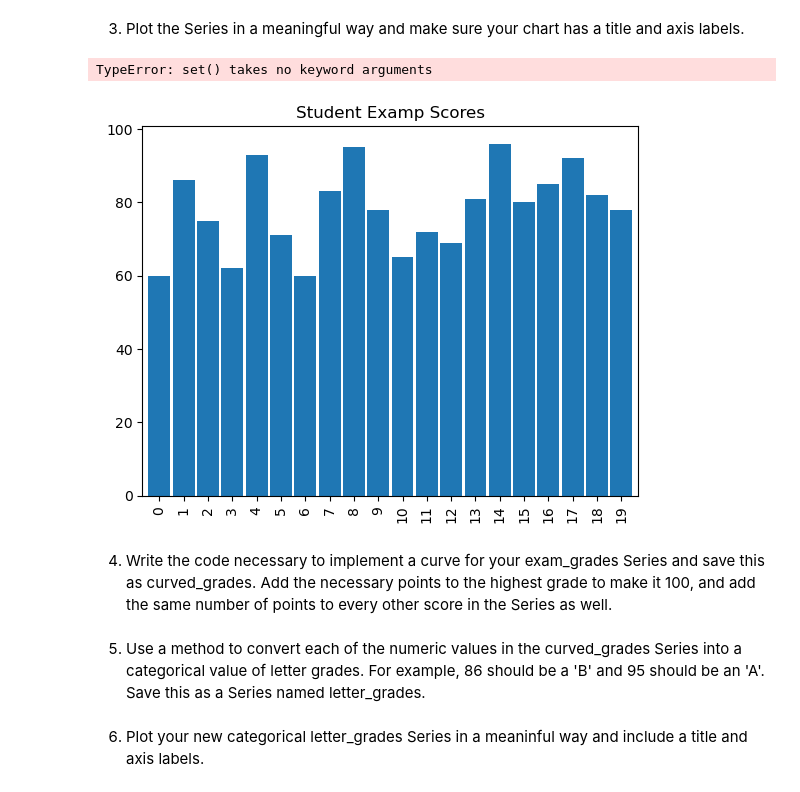
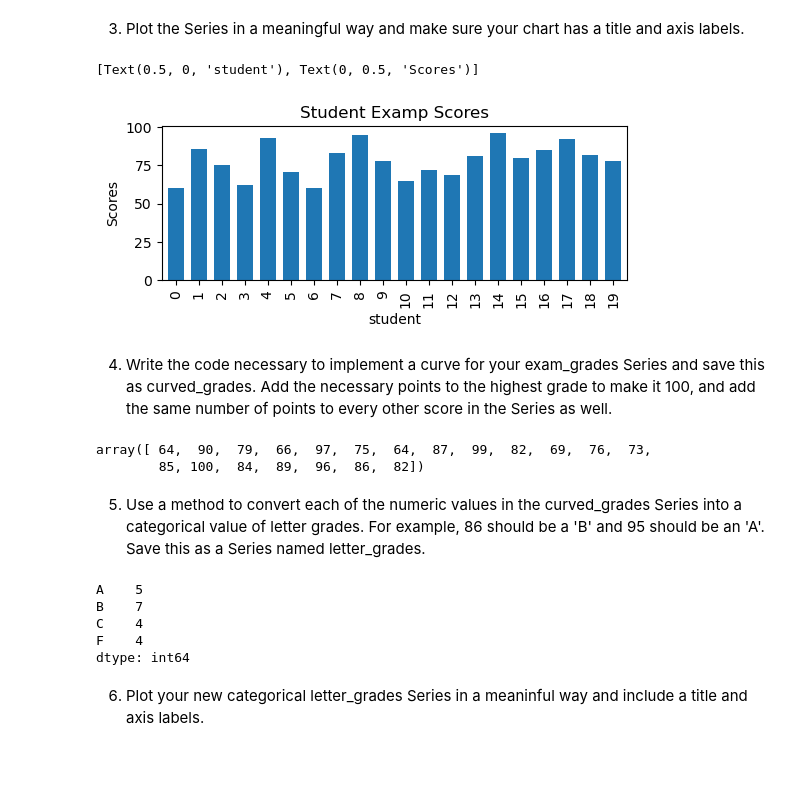
Before and after one commit to MigashaneVictoire/numpy-pandas-visualization-exercises, a Jupyter notebook: pandas_series.ipynb, the cells around one changed output. Cells and saved outputs as stored; diff of their text form; code cells hidden in the pictures; blank space fills up the shorter version.

Commit message:
Comple all example 3 problems

```diff
--- a/pandas_series.ipynb
+++ b/pandas_series.ipynb
@@ -537,15 +542,41 @@ dtype: float64
 # %% [markdown]
 3. Plot the Series in a meaningful way and make sure your chart has a title and axis labels.
 # %%
-scores.plot.bar(title="Student Examp Scores", width= .9)
-set(xlabel= "student")
-# ylabel= "Scores")
+plt.figure(figsize=(6,2))
+scores.plot.bar(title="Student Examp Scores",
+                width= .7
+               ).set(xlabel= "student",
+                     ylabel= "Scores")
 # %% [output]
-TypeError: set() takes no keyword arguments
+[Text(0.5, 0, 'student'), Text(0, 0.5, 'Scores')]
-[figure, old version]
+[figure, new version]
 # %% [markdown]
 4. Write the code necessary to implement a curve for your exam_grades Series and save this as curved_grades. Add the necessary points to the highest grade to make it 100, and add the same number of points to every other score in the Series as well.
+# %%
+curved_grades = np.array(scores) + 4
+curved_grades
+# %% [output]
+array([ 64,  90,  79,  66,  97,  75,  64,  87,  99,  82,  69,  76,  73,
+        85, 100,  84,  89,  96,  86,  82])
 # %% [markdown]
 5. Use a method to convert each of the numeric values in the curved_grades Series into a categorical value of letter grades. For example, 86 should be a 'B' and 95 should be an 'A'. Save this as a Series named letter_grades.
+# %%
+evaluate_bin = [60, 70, 80, 90,101]
+labels = list("FCBA")
+
+letter_grade = pd.cut(curved_grades,
+                      bins=evaluate_bin,
+                      labels = labels,
+                      right=False
+                     ).value_counts()
+
+letter_grade = letter_grade.sort_index(ascending= False)
+letter_grade
+# %% [output]
+A    5
+B    7
+C    4
+F    4
+dtype: int64
 # %% [markdown]
 6. Plot your new categorical letter_grades Series in a meaninful way and include a title and axis labels.
```
Also changed, not shown: parts of 23 cells of this notebook.
